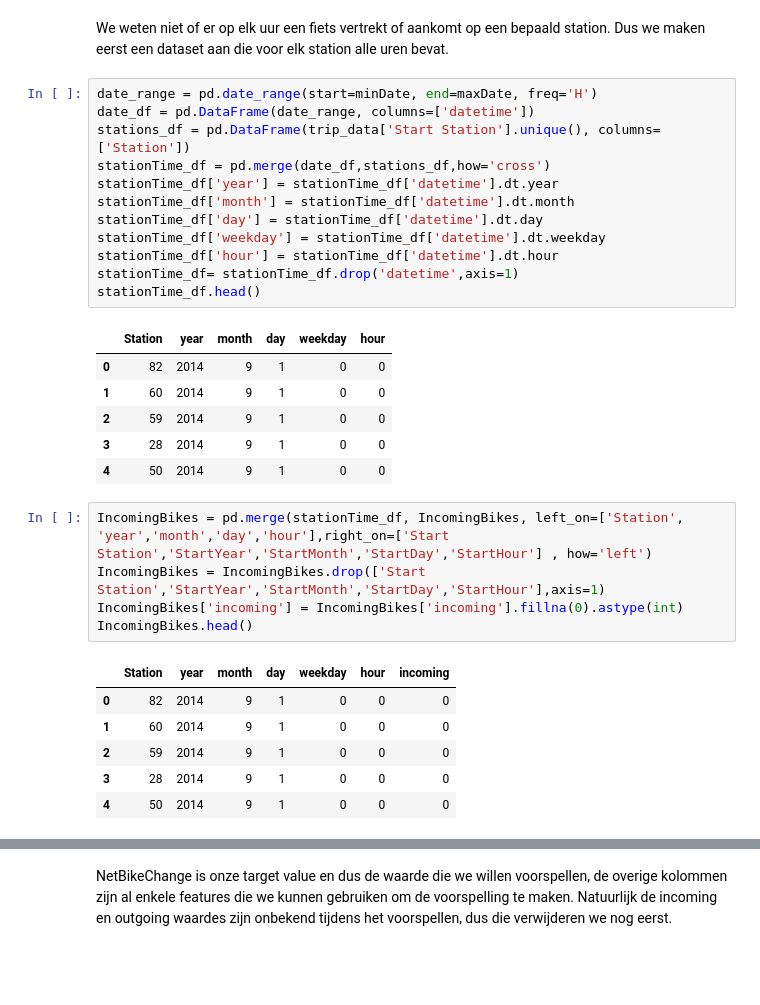
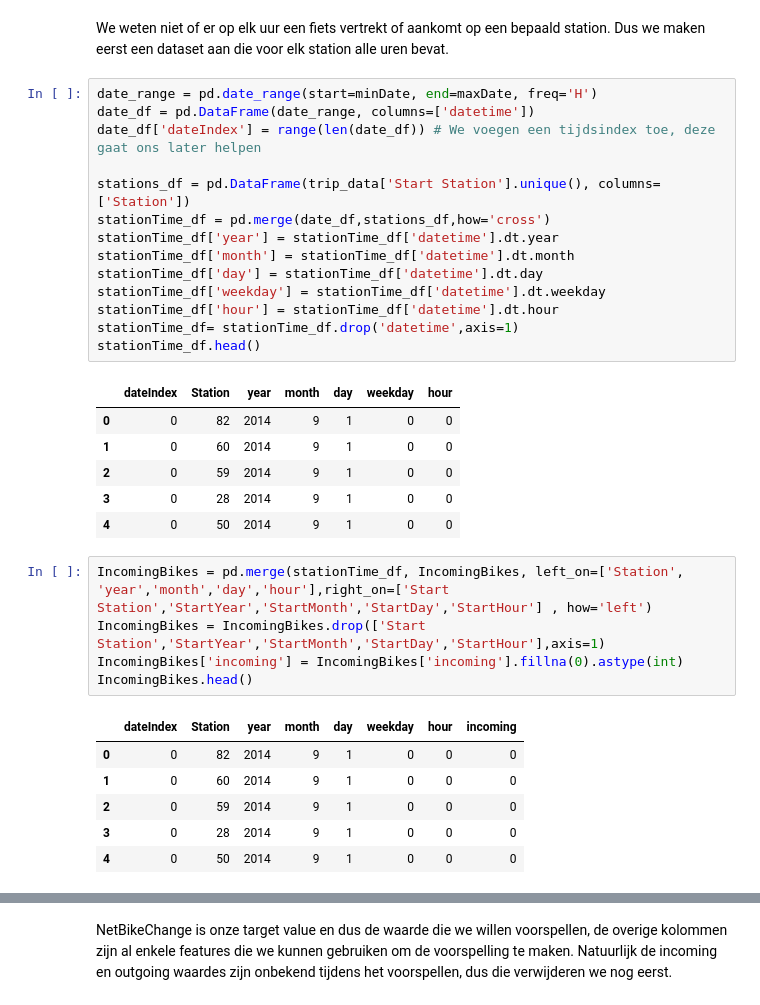
Before and after one commit to DecosterBram/MOW-BikeShare-workshop, a Jupyter notebook: notebooks/BikeShare_exercise_solution.ipynb, the cells around one changed output, grey strips where cells are left out. Cells and saved outputs as stored; diff of their text form; blank space fills up the shorter version.

```diff
--- a/notebooks/BikeShare_exercise_solution.ipynb
+++ b/notebooks/BikeShare_exercise_solution.ipynb
@@ -468,34 +479,36 @@ We weten niet of er op elk uur een fiets vertrekt of aankomt op een bepaald stat
 # %%
 date_range = pd.date_range(start=minDate, end=maxDate, freq='H')
 date_df = pd.DataFrame(date_range, columns=['datetime'])
+date_df['dateIndex'] = range(len(date_df)) # We voegen een tijdsindex toe, deze gaat ons later helpen
+
 stations_df = pd.DataFrame(trip_data['Start Station'].unique(), columns=['Station'])
 stationTime_df = pd.merge(date_df,stations_df,how='cross')
 stationTime_df['year'] = stationTime_df['datetime'].dt.year
 stationTime_df['month'] = stationTime_df['datetime'].dt.month
 stationTime_df['day'] = stationTime_df['datetime'].dt.day
 stationTime_df['weekday'] = stationTime_df['datetime'].dt.weekday
 stationTime_df['hour'] = stationTime_df['datetime'].dt.hour
 stationTime_df= stationTime_df.drop('datetime',axis=1)
 stationTime_df.head()
 # %% [output]
-|  | Station | year | month | day | weekday | hour |
-| 0 | 82 | 2014 | 9 | 1 | 0 | 0 |
-| 1 | 60 | 2014 | 9 | 1 | 0 | 0 |
-| 2 | 59 | 2014 | 9 | 1 | 0 | 0 |
-| 3 | 28 | 2014 | 9 | 1 | 0 | 0 |
-| 4 | 50 | 2014 | 9 | 1 | 0 | 0 |
+|  | dateIndex | Station | year | month | day | weekday | hour |
+| 0 | 0 | 82 | 2014 | 9 | 1 | 0 | 0 |
+| 1 | 0 | 60 | 2014 | 9 | 1 | 0 | 0 |
+| 2 | 0 | 59 | 2014 | 9 | 1 | 0 | 0 |
+| 3 | 0 | 28 | 2014 | 9 | 1 | 0 | 0 |
+| 4 | 0 | 50 | 2014 | 9 | 1 | 0 | 0 |
 # %%
 IncomingBikes = pd.merge(stationTime_df, IncomingBikes, left_on=['Station', 'year','month','day','hour'],right_on=['Start Station','StartYear','StartMonth','StartDay','StartHour'] , how='left')
 IncomingBikes = IncomingBikes.drop(['Start Station','StartYear','StartMonth','StartDay','StartHour'],axis=1)
 IncomingBikes['incoming'] = IncomingBikes['incoming'].fillna(0).astype(int)
 IncomingBikes.head()
 # %% [output]
-|  | Station | year | month | day | weekday | hour | incoming |
-| 0 | 82 | 2014 | 9 | 1 | 0 | 0 | 0 |
-| 1 | 60 | 2014 | 9 | 1 | 0 | 0 | 0 |
-| 2 | 59 | 2014 | 9 | 1 | 0 | 0 | 0 |
-| 3 | 28 | 2014 | 9 | 1 | 0 | 0 | 0 |
-| 4 | 50 | 2014 | 9 | 1 | 0 | 0 | 0 |
+|  | dateIndex | Station | year | month | day | weekday | hour | incoming |
+| 0 | 0 | 82 | 2014 | 9 | 1 | 0 | 0 | 0 |
+| 1 | 0 | 60 | 2014 | 9 | 1 | 0 | 0 | 0 |
+| 2 | 0 | 59 | 2014 | 9 | 1 | 0 | 0 | 0 |
+| 3 | 0 | 28 | 2014 | 9 | 1 | 0 | 0 | 0 |
+| 4 | 0 | 50 | 2014 | 9 | 1 | 0 | 0 | 0 |
 # %%
 OutGoingBikes = trip_data.groupby(['End Station', 'EndYear','EndMonth','EndDay','EndHour']).size().reset_index(name='outgoing')
 OutGoingBikes.head()
```
Also changed, not shown: parts of 29 cells of this notebook, 1 other file.
